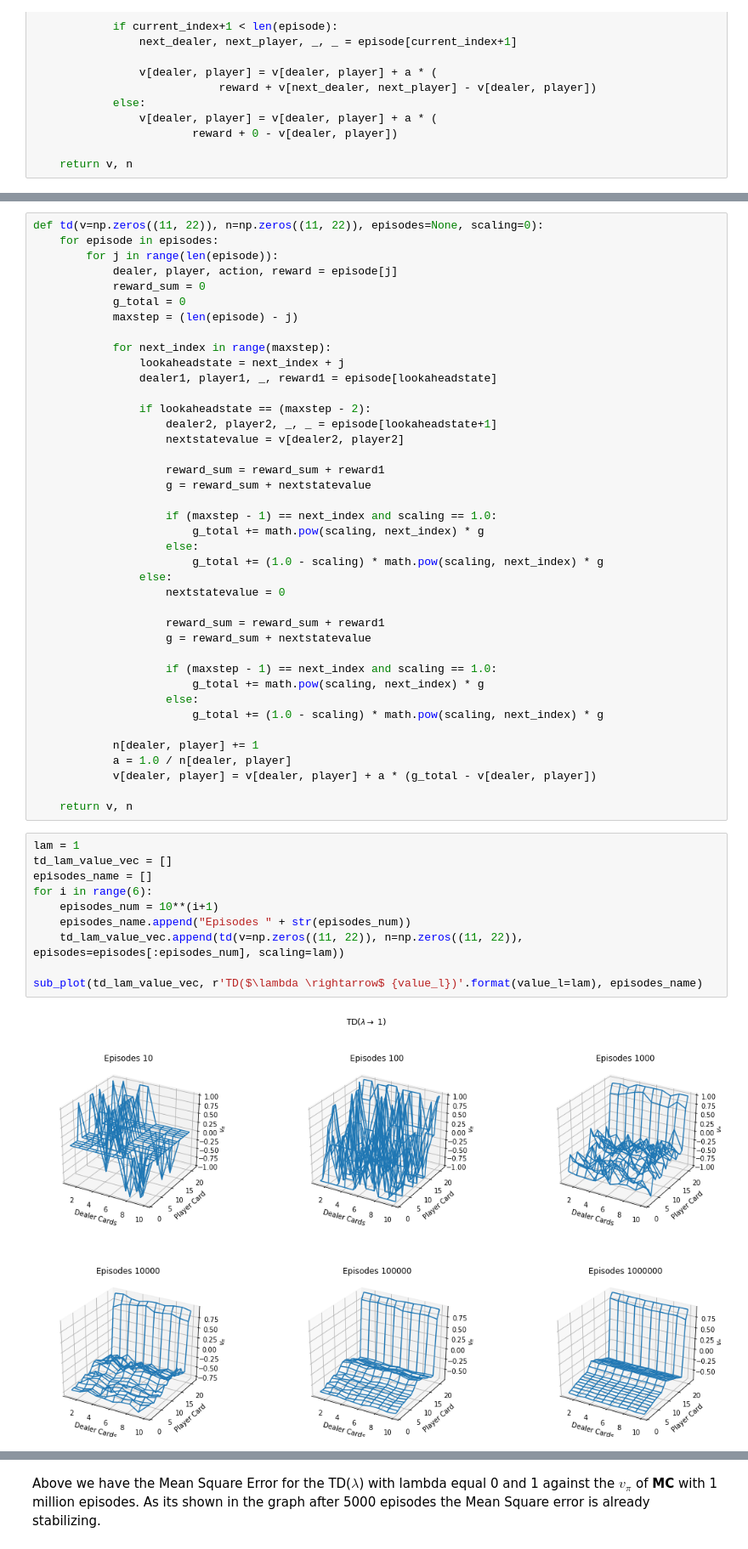
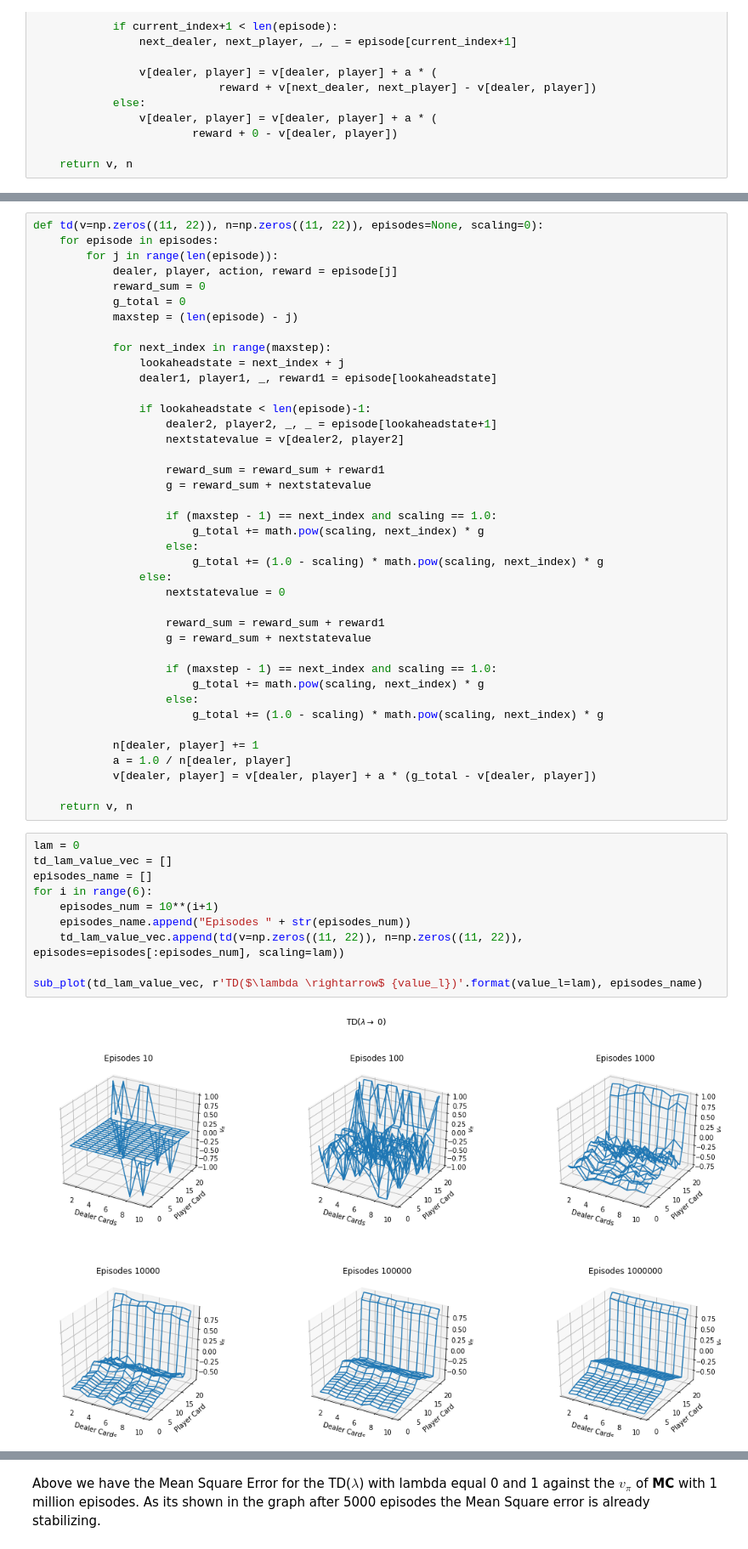
Before and after one commit to vinicustod/easy21_pred, a Jupyter notebook: easy_prediction.ipynb, the cells around one changed output, grey strips where cells are left out. Shown at 85% size. Saved outputs shown, nothing was run; the diff lists cells and outputs as text.

```diff
--- a/easy_prediction.ipynb
+++ b/easy_prediction.ipynb
@@ -261,7 +260,7 @@ def td(v=np.zeros((11, 22)), n=np.zeros((11, 22)), episodes=None, scaling=0):
                 lookaheadstate = next_index + j
                 dealer1, player1, _, reward1 = episode[lookaheadstate]
 
-                if lookaheadstate == (maxstep - 2):
+                if lookaheadstate < len(episode)-1:
                     dealer2, player2, _, _ = episode[lookaheadstate+1]
                     nextstatevalue = v[dealer2, player2]
 
@@ -289,17 +288,17 @@ def td(v=np.zeros((11, 22)), n=np.zeros((11, 22)), episodes=None, scaling=0):
 
     return v, n
 # %%
-lam = 1
+lam = 0
 td_lam_value_vec = []
 episodes_name = []
 for i in range(6):
     episodes_num = 10**(i+1)
     episodes_name.append("Episodes " + str(episodes_num))
     td_lam_value_vec.append(td(v=np.zeros((11, 22)), n=np.zeros((11, 22)), episodes=episodes[:episodes_num], scaling=lam))
 
 sub_plot(td_lam_value_vec, r'TD($\lambda \rightarrow$ {value_l})'.format(value_l=lam), episodes_name)
 # %% [output]
-[figure, old version]
+[figure, new version]
 # %%
 mc_value, counter = monte_carlo_prediction(v=np.zeros((11, 22)), n=np.zeros((11, 22)), episodes=episodes)
 msq = np.zeros((2,len(episodes[:5000])))
```
Also changed, not shown: parts of 8 cells of this notebook.
